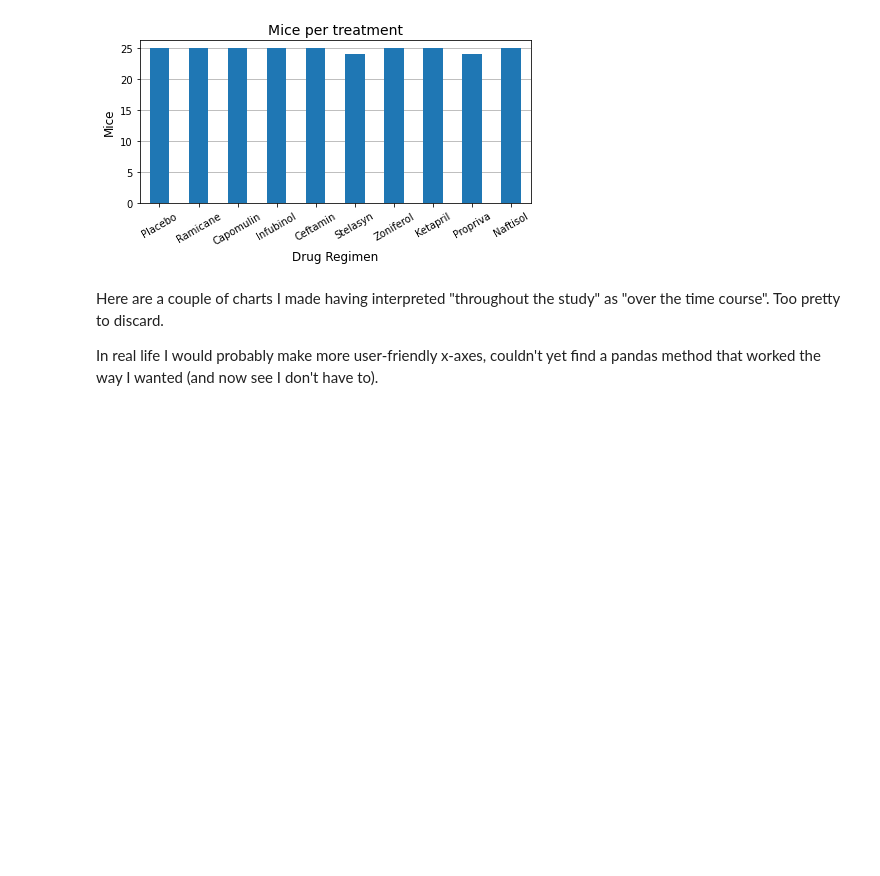
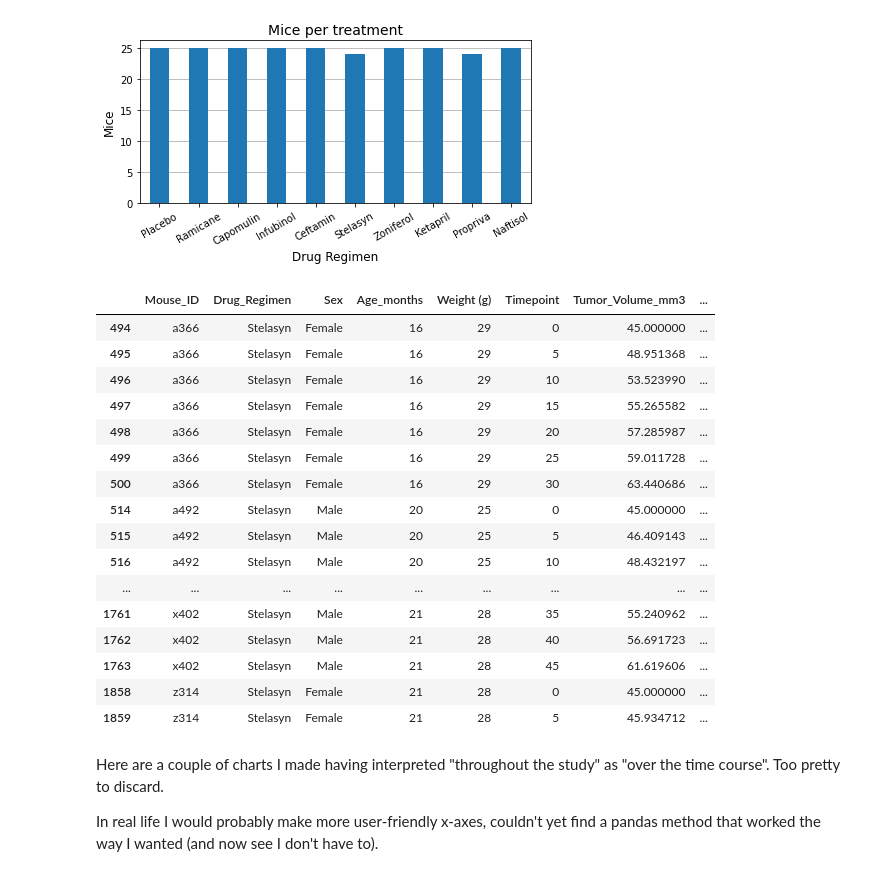
Before and after one commit to bjmacgreg/Pymaceuticals, a Jupyter notebook: pymaceuticals_starter.ipynb, the cells around one changed output. Saved outputs shown, nothing was run; the diff lists cells and outputs as text; code cells hidden in the pictures; blank space fills up the shorter version.

```diff
--- a/pymaceuticals_starter.ipynb
+++ b/pymaceuticals_starter.ipynb
@@ -261,6 +271,31 @@ plt.grid(axis='y', zorder=0)
 plt.show()
 # %% [output]
 [figure]
+# %%
+#"Duplicate" mouse was removed from Propiva group, what's with Stelasyn? Nothing obvious to me in data,
+#probably have to ask the researchers.
+Propriva_group = mouse_study_df.loc[mouse_study_df['Drug_Regimen'] == "Stelasyn"]
+Propriva_group_sorted = Propriva_group.sort_values(["Mouse_ID","Timepoint"])
+pd.set_option('display.max_rows', 1000)
+Propriva_group_sorted
+# %% [output]
+|  | Mouse_ID | Drug_Regimen | Sex | Age_months | Weight (g) | Timepoint | Tumor_Volume_mm3 | ... |
+| 494 | a366 | Stelasyn | Female | 16 | 29 | 0 | 45.000000 | ... |
+| 495 | a366 | Stelasyn | Female | 16 | 29 | 5 | 48.951368 | ... |
+| 496 | a366 | Stelasyn | Female | 16 | 29 | 10 | 53.523990 | ... |
+| 497 | a366 | Stelasyn | Female | 16 | 29 | 15 | 55.265582 | ... |
+| 498 | a366 | Stelasyn | Female | 16 | 29 | 20 | 57.285987 | ... |
+| 499 | a366 | Stelasyn | Female | 16 | 29 | 25 | 59.011728 | ... |
+| 500 | a366 | Stelasyn | Female | 16 | 29 | 30 | 63.440686 | ... |
+| 514 | a492 | Stelasyn | Male | 20 | 25 | 0 | 45.000000 | ... |
+| 515 | a492 | Stelasyn | Male | 20 | 25 | 5 | 46.409143 | ... |
+| 516 | a492 | Stelasyn | Male | 20 | 25 | 10 | 48.432197 | ... |
+| ... | ... | ... | ... | ... | ... | ... | ... | ... |
+| 1761 | x402 | Stelasyn | Male | 21 | 28 | 35 | 55.240962 | ... |
+| 1762 | x402 | Stelasyn | Male | 21 | 28 | 40 | 56.691723 | ... |
+| 1763 | x402 | Stelasyn | Male | 21 | 28 | 45 | 61.619606 | ... |
+| 1858 | z314 | Stelasyn | Female | 21 | 28 | 0 | 45.000000 | ... |
+| 1859 | z314 | Stelasyn | Female | 21 | 28 | 5 | 45.934712 | ... |
 # %% [markdown]
 Here are a couple of charts I made having interpreted "throughout the study" as "over the time course".
 Too pretty to discard.
```
Also changed, not shown: parts of 13 cells of this notebook, 1 other file.
